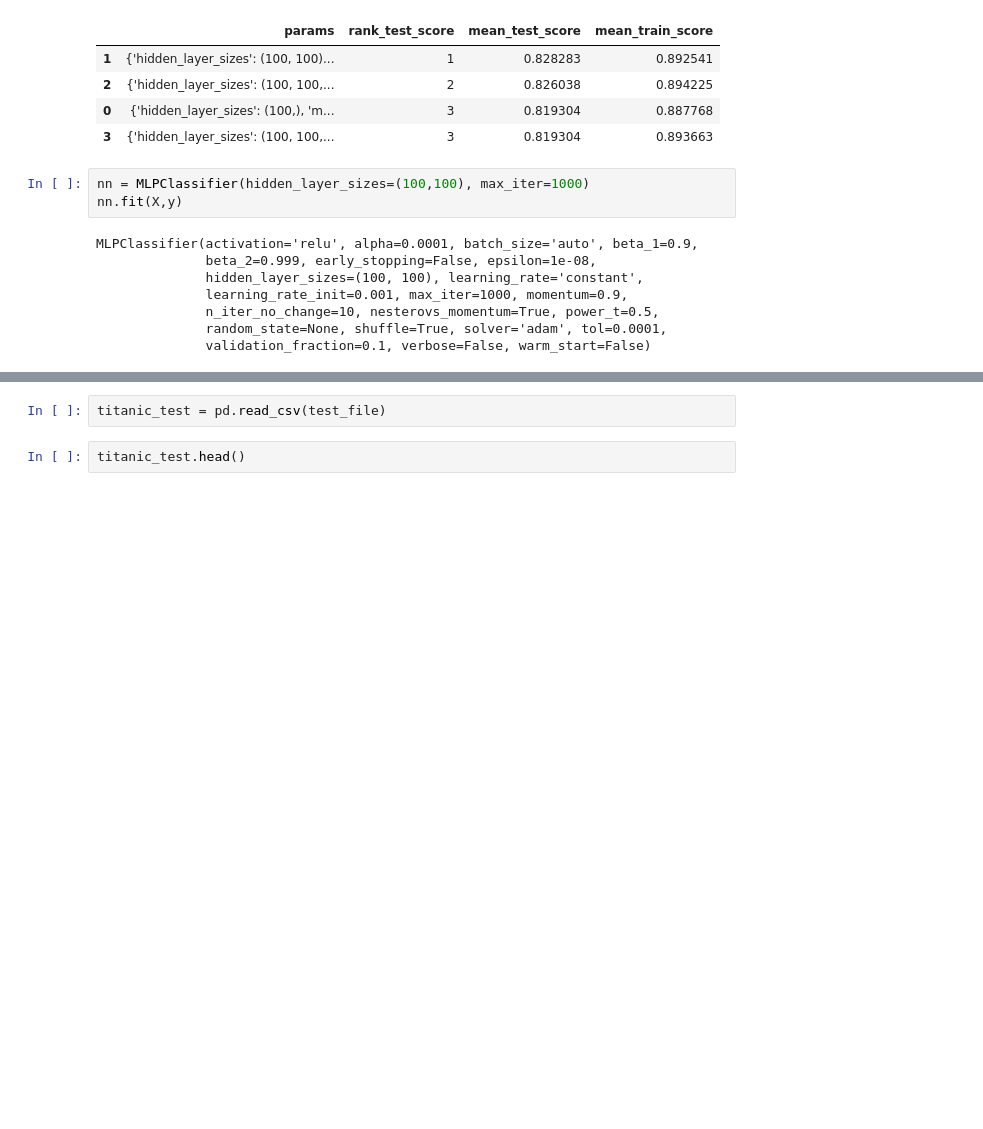
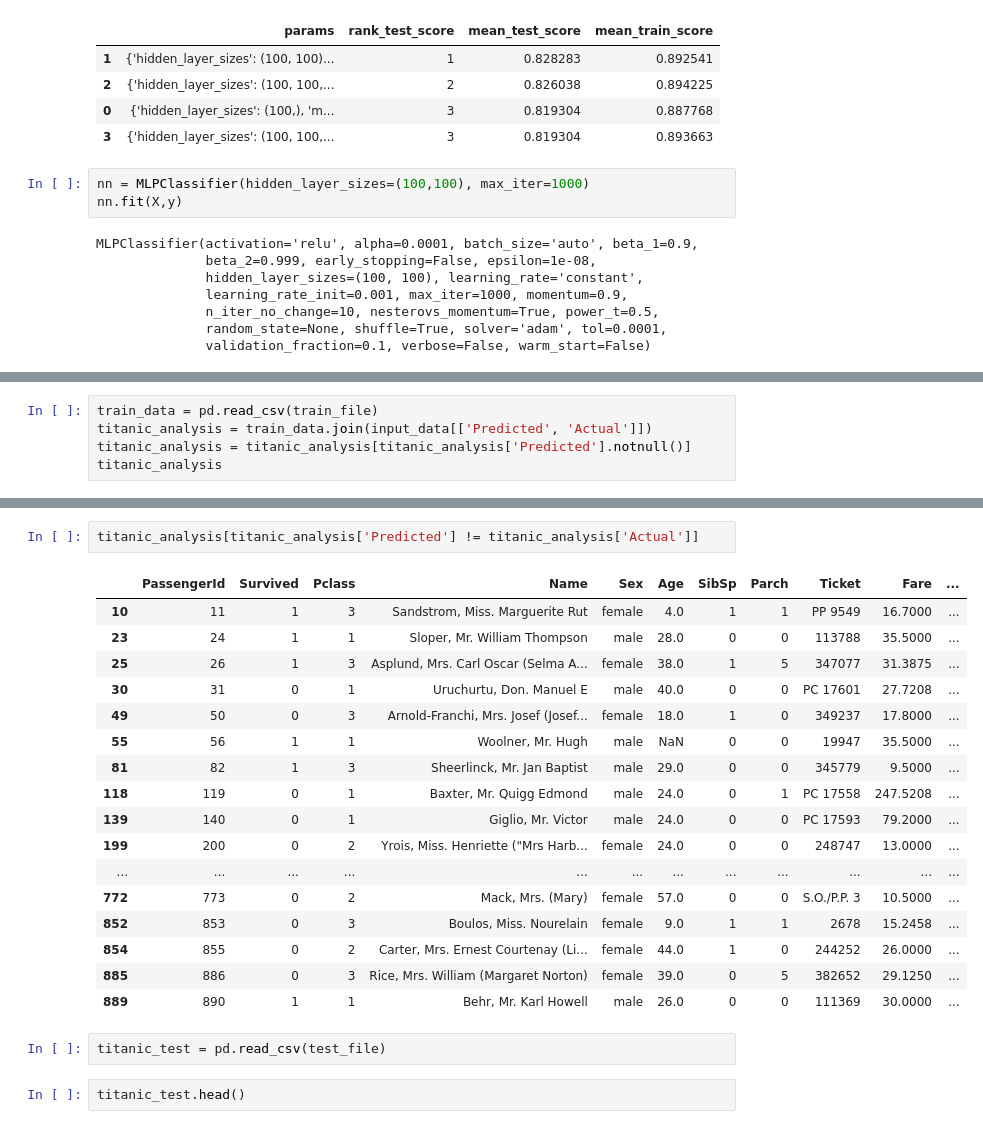
Before and after one commit to abhishekjain88/titanic-kaggle, a Jupyter notebook: Titanic Competition.ipynb, the cells around one changed output, grey strips where cells are left out. Cells and saved outputs as stored; diff of their text form; blank space fills up the shorter version.

```diff
--- a/Titanic Competition.ipynb
+++ b/Titanic Competition.ipynb
@@ -1171,0 +1221,5 @@ MLPClassifier(activation='relu', alpha=0.0001, batch_size='auto', beta_1=0.9,
+# %%
+train_data = pd.read_csv(train_file)
+titanic_analysis = train_data.join(input_data[['Predicted', 'Actual']])
+titanic_analysis = titanic_analysis[titanic_analysis['Predicted'].notnull()]
+titanic_analysis
@@ -1172,3 +1240,23 @@ MLPClassifier(activation='relu', alpha=0.0001, batch_size='auto', beta_1=0.9,
+# %%
+titanic_analysis[titanic_analysis['Predicted'] != titanic_analysis['Actual']]
+# %% [output]
+|  | PassengerId | Survived | Pclass | Name | Sex | Age | SibSp | Parch | Ticket | Fare | ... |
+| 10 | 11 | 1 | 3 | Sandstrom, Miss. Marguerite Rut | female | 4.0 | 1 | 1 | PP 9549 | 16.7000 | ... |
+| 23 | 24 | 1 | 1 | Sloper, Mr. William Thompson | male | 28.0 | 0 | 0 | 113788 | 35.5000 | ... |
+| 25 | 26 | 1 | 3 | Asplund, Mrs. Carl Oscar (Selma A... | female | 38.0 | 1 | 5 | 347077 | 31.3875 | ... |
+| 30 | 31 | 0 | 1 | Uruchurtu, Don. Manuel E | male | 40.0 | 0 | 0 | PC 17601 | 27.7208 | ... |
+| 49 | 50 | 0 | 3 | Arnold-Franchi, Mrs. Josef (Josef... | female | 18.0 | 1 | 0 | 349237 | 17.8000 | ... |
+| 55 | 56 | 1 | 1 | Woolner, Mr. Hugh | male | NaN | 0 | 0 | 19947 | 35.5000 | ... |
+| 81 | 82 | 1 | 3 | Sheerlinck, Mr. Jan Baptist | male | 29.0 | 0 | 0 | 345779 | 9.5000 | ... |
+| 118 | 119 | 0 | 1 | Baxter, Mr. Quigg Edmond | male | 24.0 | 0 | 1 | PC 17558 | 247.5208 | ... |
+| 139 | 140 | 0 | 1 | Giglio, Mr. Victor | male | 24.0 | 0 | 0 | PC 17593 | 79.2000 | ... |
+| 199 | 200 | 0 | 2 | Yrois, Miss. Henriette ("Mrs Harb... | female | 24.0 | 0 | 0 | 248747 | 13.0000 | ... |
+| ... | ... | ... | ... | ... | ... | ... | ... | ... | ... | ... | ... |
+| 772 | 773 | 0 | 2 | Mack, Mrs. (Mary) | female | 57.0 | 0 | 0 | S.O./P.P. 3 | 10.5000 | ... |
+| 852 | 853 | 0 | 3 | Boulos, Miss. Nourelain | female | 9.0 | 1 | 1 | 2678 | 15.2458 | ... |
+| 854 | 855 | 0 | 2 | Carter, Mrs. Ernest Courtenay (Li... | female | 44.0 | 1 | 0 | 244252 | 26.0000 | ... |
+| 885 | 886 | 0 | 3 | Rice, Mrs. William (Margaret Norton) | female | 39.0 | 0 | 5 | 382652 | 29.1250 | ... |
+| 889 | 890 | 1 | 1 | Behr, Mr. Karl Howell | male | 26.0 | 0 | 0 | 111369 | 30.0000 | ... |
 # %%
 titanic_test = pd.read_csv(test_file)
 # %%
```
Also changed, not shown: parts of 5 cells of this notebook.
